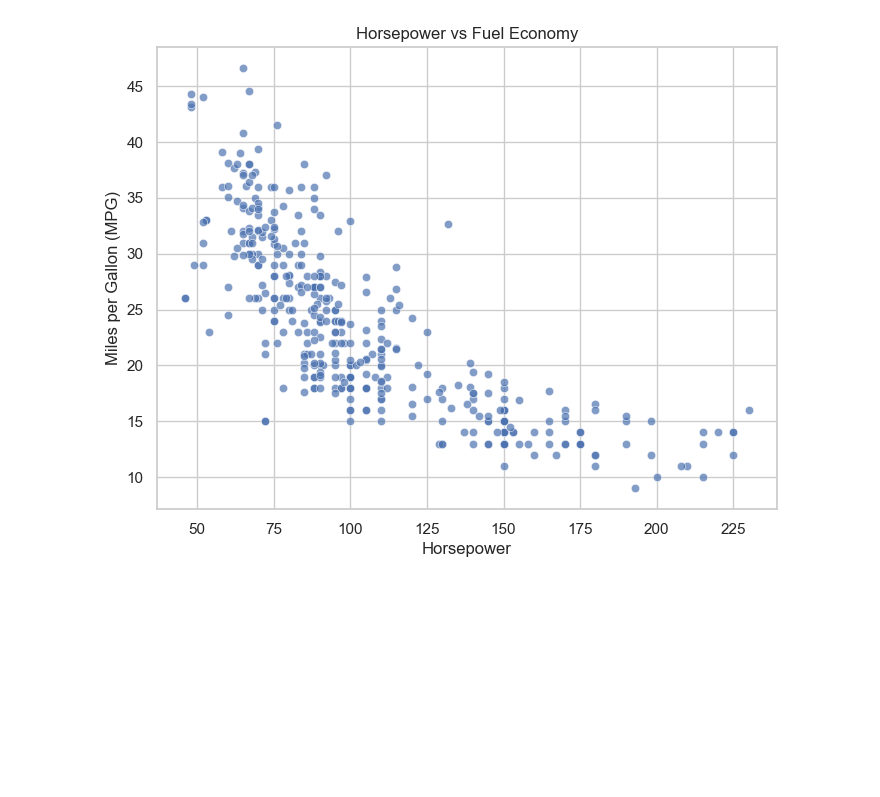
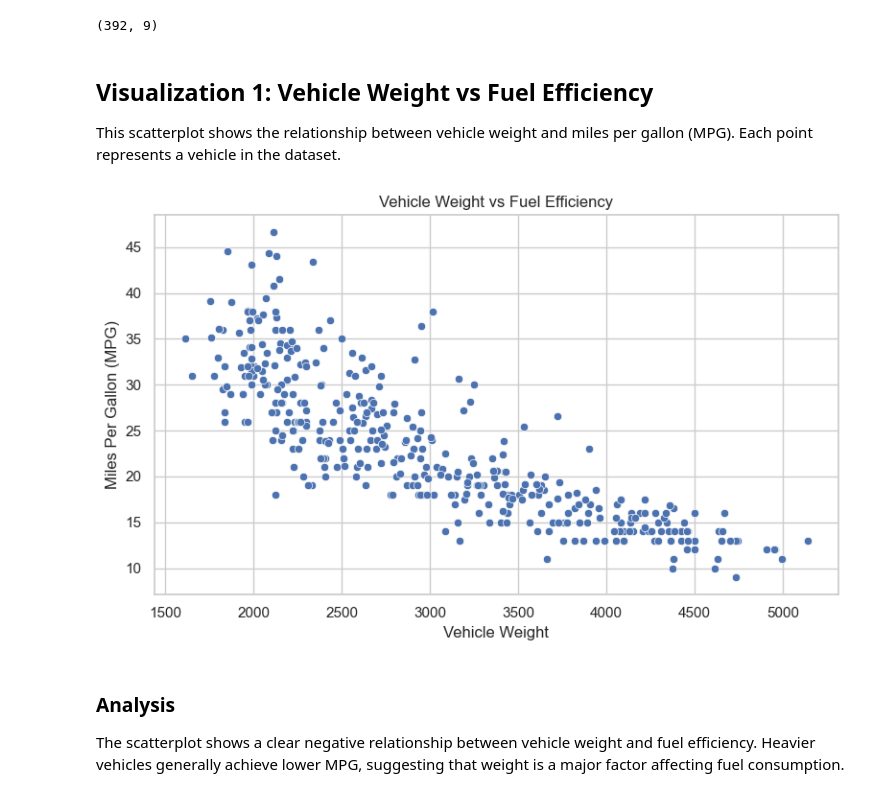
Before and after one commit to MichaelNgCen/vehicle-fuel-efficiency-analysis, a Jupyter notebook: MPG-analysis.ipynb, the cells around one changed output. Saved outputs shown, nothing was run; the diff lists cells and outputs as text; code cells hidden in the pictures; blank space fills up the shorter version.

```diff
--- a/MPG-analysis.ipynb
+++ b/MPG-analysis.ipynb
@@ -3,0 +6,7 @@ import matplotlib.pyplot as plt
+# %%
+import pandas as pd
+import matplotlib.pyplot as plt
+import seaborn as sns
+
+sns.set_style("whitegrid")
+sns.set_context("talk")
@@ -21,2 +88,3 @@ mpg
 # %%
-mpg_clean = mpg.dropna(subset=['mpg'])
+mpg_clean = mpg.dropna()
+mpg_clean.isnull().sum()
@@ -25,18 +102,18 @@ visual showing the relationship between horsepower and fuel economy.
+# %%
+mpg_clean.shape
+# %% [output]
+(392, 9)
+# %% [markdown]
+## Visualization 1: Vehicle Weight vs Fuel Efficiency
+
+This scatterplot shows the relationship between vehicle weight and miles per gallon (MPG). Each point represents a vehicle in the dataset.
 # %%
-sns.set(style="whitegrid")
-
-plt.figure(figsize=(8, 6))
-sns.scatterplot(
-    data=mpg_clean,
-    x="horsepower",
-    y="mpg",
-    alpha=0.7
-)
-
-plt.title("Horsepower vs Fuel Economy")
-plt.xlabel("Horsepower")
-plt.ylabel("Miles per Gallon (MPG)")
-
+plt.figure(figsize=(8,5))
+sns.scatterplot(data=mpg_clean, x="weight", y="mpg")
+plt.title("Vehicle Weight vs Fuel Efficiency")
+plt.xlabel("Vehicle Weight")
+plt.ylabel("Miles Per Gallon (MPG)")
+plt.tight_layout()
 plt.show()
 # %% [output]
-[figure, old version]
+[figure, new version]
@@ -44,0 +120,3 @@ Create a table summarizing fuel economy by country of origin
+# %% [markdown]
+### Analysis
+The scatterplot shows a clear negative relationship between vehicle weight and fuel efficiency. Heavier vehicles generally achieve lower MPG, suggesting that weight is a major factor affecting fuel consumption.
```
Also changed, not shown: parts of 28 cells of this notebook.
